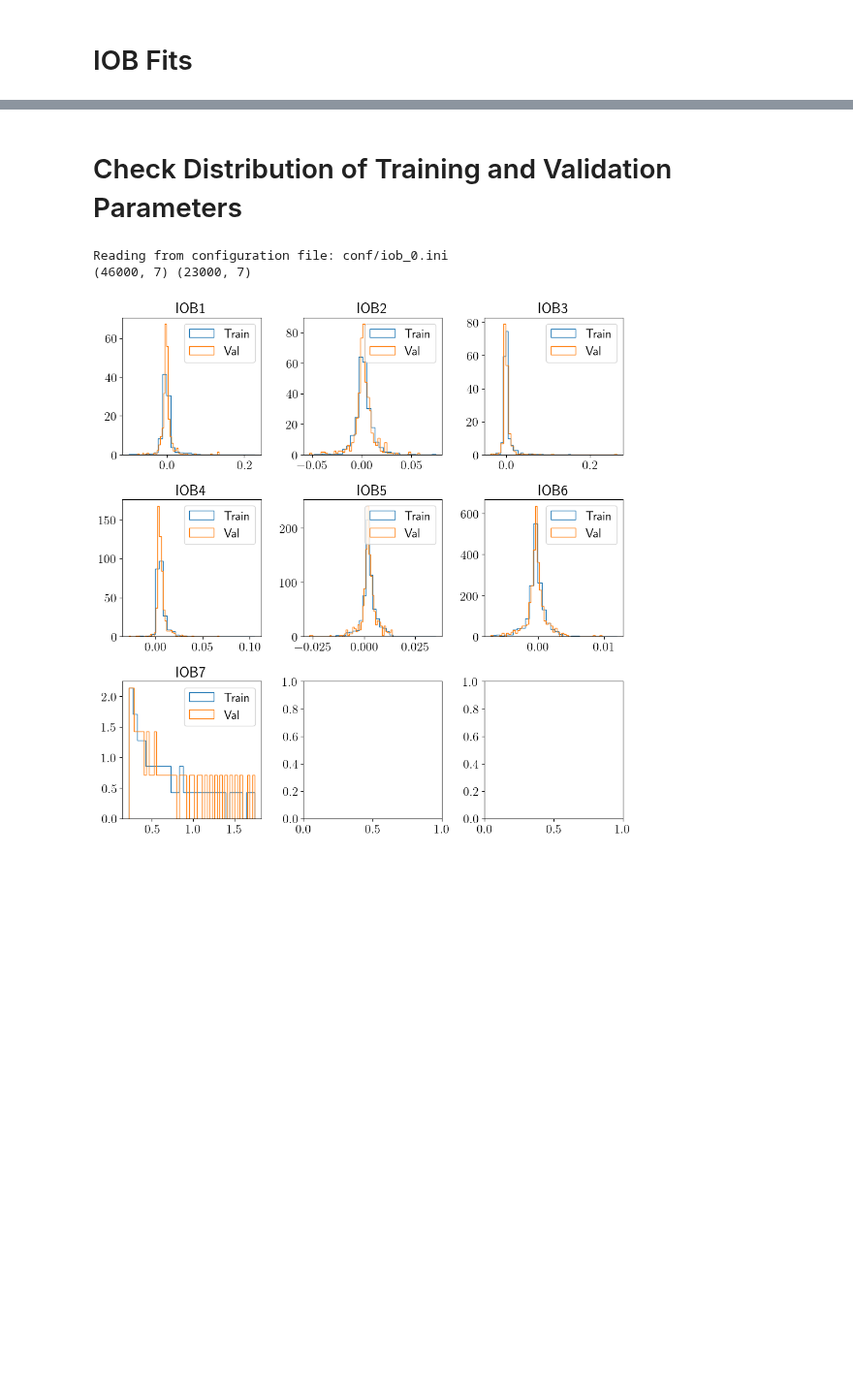
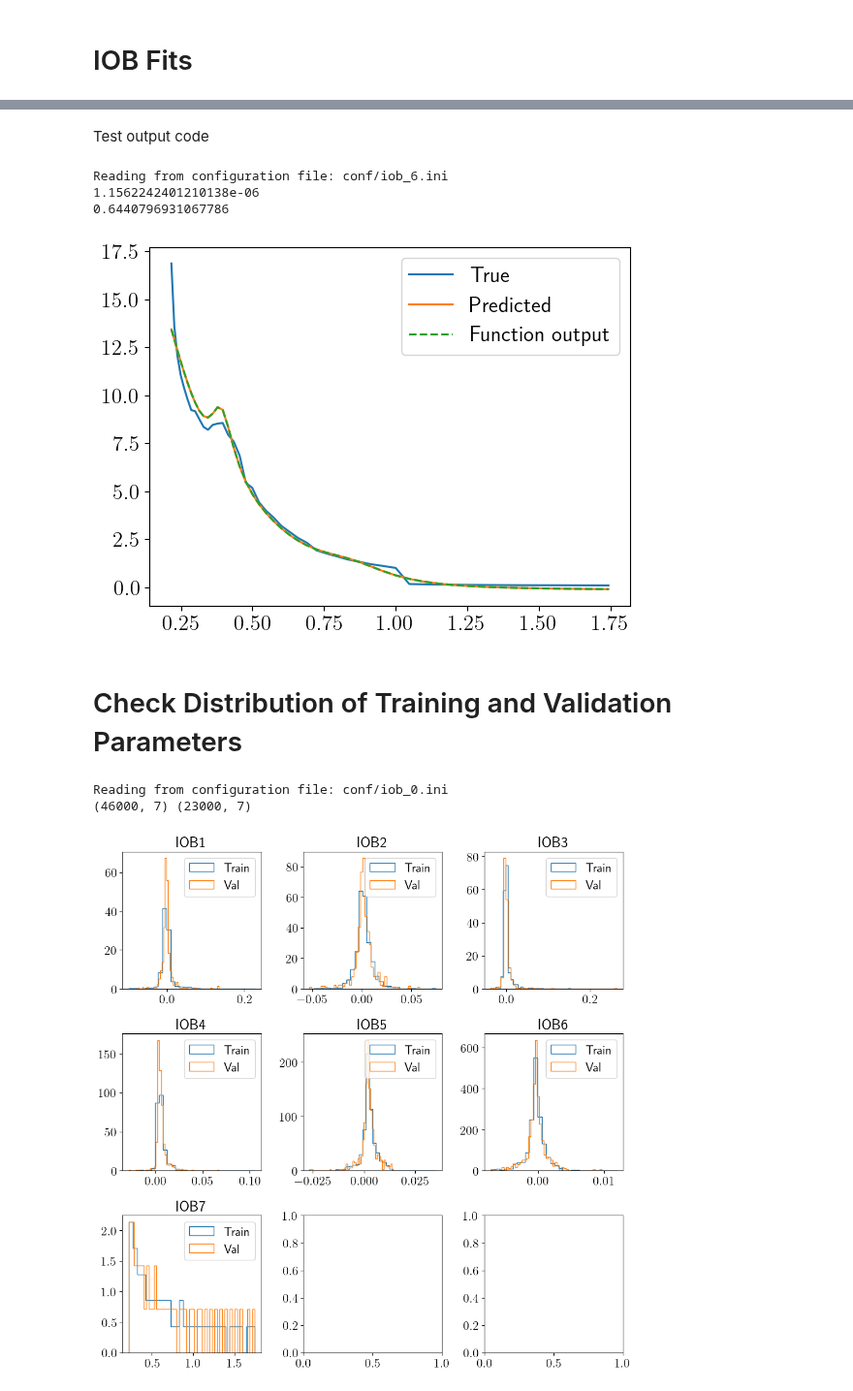
Before and after one commit to maho3/iob-attenuation, a Jupyter notebook: symbolic_regression/Results.ipynb, the cells around one changed output, grey strips where cells are left out. Shown at 97% size. Saved outputs shown, nothing was run; the diff lists cells and outputs as text; code cells hidden in the pictures; blank space fills up the shorter version.

```diff
--- a/symbolic_regression/Results.ipynb
+++ b/symbolic_regression/Results.ipynb
@@ -86,3 +62,81 @@ Using 304 galaxies with Av low.
+# %% [markdown]
+Test output code
+# %%
+name = 'train'
+ini_file = 'conf/iob_6.ini'; ilen = 32
+
+all_data = pd.read_csv('../data/gal_los_iobcomp_attcurve_galprop.dat', sep='\t')
+matches = pd.read_csv(f'../symbolic_regression/data/iob_data_10/iob_{name}_galaxy_ids_los.txt', sep='\t',)
+matches.rename(columns={"# galaxy_id": "galaxy_id"}, inplace=True)
+data_train = all_data.merge(matches, on=['galaxy_id', 'los'], how='inner')
+fit_data = pd.read_csv("../data/galaxy_optimization_results.csv")
+fit_data.rename(columns={"gal_id": "galaxy_id"}, inplace=True)
+data_train = data_train.merge(fit_data, on=['galaxy_id', 'los'], how='inner')
+
+# Get AV
+attenuation_cols = [col for col in all_data.columns if re.match(r'A_\d+A', col)]
+lam_arr = np.array([int(re.search(r'_(\d+)A', col).group(1)) / 1e4 for col in attenuation_cols])
+v_index = processing_fun.find_nearest(lam_arr,0.551)
+
+# Get operon data
+args = OperonArgs(ini_file)
+run_name = f'{args.in_param}_{str(args.version_num)}'
+out_dir = pjoin(args.fit_dir, run_name)
+fname = f'{out_dir}/{run_name}_fun.csv'
+df = pd.read_csv(fname, delimiter=';')
+if ilen is None:
+    eq_idx = -1
+else:
+    eq_idx = list(df['Length']).index(ilen)
+length = list(df['Length'])[eq_idx]
+fname = f'{out_dir}/{run_name}_{name}_{length}.csv'
+data = np.loadtxt(fname)
+ytrue = data[:,args.npar+1]
+ypred = data[:,args.npar+2]
+if args.fit_log:
+    ypred = 10. ** ypred
+    ytrue = 10. ** ytrue
+fname = pjoin(args.data_dir, f'{args.in_param}_data_{args.version_num}', f'{args.in_param}_train_data.txt')
+with open(fname, 'r') as f:
+    header = f.readline().split()
+lam = np.unique(np.loadtxt(fname, skiprows=1)[:,header.index('lam')])
+ypred = ypred.reshape(-1, len(lam))
+ytrue = ytrue.reshape(-1, len(lam))
+
+for i in [4]:
+    gal_id = matches['galaxy_id'].values[i]
+    los = matches['los'].values[i]
+    row = data_train[(data_train['galaxy_id'] == gal_id) & (data_train['los'] == los)]
+    iob_cols = sorted([col for col in row.columns if re.match(r'IOB\d+', col)])
+    IOB = row[iob_cols].values[0]
+    B = sr_fun.compute_initial_B(IOB)
+    new_pred = sr_fun.compute_Av(lam, *B)
+
+    plt.plot(lam, ytrue[i], label='True')
+    plt.plot(lam, ypred[i], label='Predicted')
+    plt.plot(lam, new_pred, label='Function output', ls='--')
+    plt.legend()
+
+    print(np.sqrt(np.mean((new_pred - ypred[i])**2)))
+    print(np.sqrt(np.mean((ypred[i] - ytrue[i])**2)))
+
+# A_err_op = [None] * getattr(args, f'n{name}')
+# df_F_op = [None] * getattr(args, f'n{name}')
+# for j in range(getattr(args, f'n{name}')):
+#     A_err_op[j] = ypred[j*len(lam):(j+1)*len(lam)] - ytrue[j*len(lam):(j+1)*len(lam)]
+#     df_F_op[j] = data[j*len(lam):(j+1)*len(lam),args.npar+3]
+
+# # Get AV
+# attenuation_cols = [col for col in all_data.columns if re.match(r'A_\d+A', col)]
+# lam_arr = np.array([int(re.search(r'_(\d+)A', col).group(1)) / 1e4 for col in attenuation_cols])
+# v_index = processing_fun.find_nearest(lam_arr,0.551)
+# Av_name = attenuation_cols[v_index]
+# Av = data_train[Av_name].values
+# %% [output]
+Reading from configuration file: conf/iob_6.ini
+1.1562242401210138e-06
+0.6440796931067786
+[figure, added]
 # %% [markdown]
 # Check Distribution of Training and Validation Parameters
 # %%
```
Also changed, not shown: parts of 2 cells of this notebook, 5 other files.
